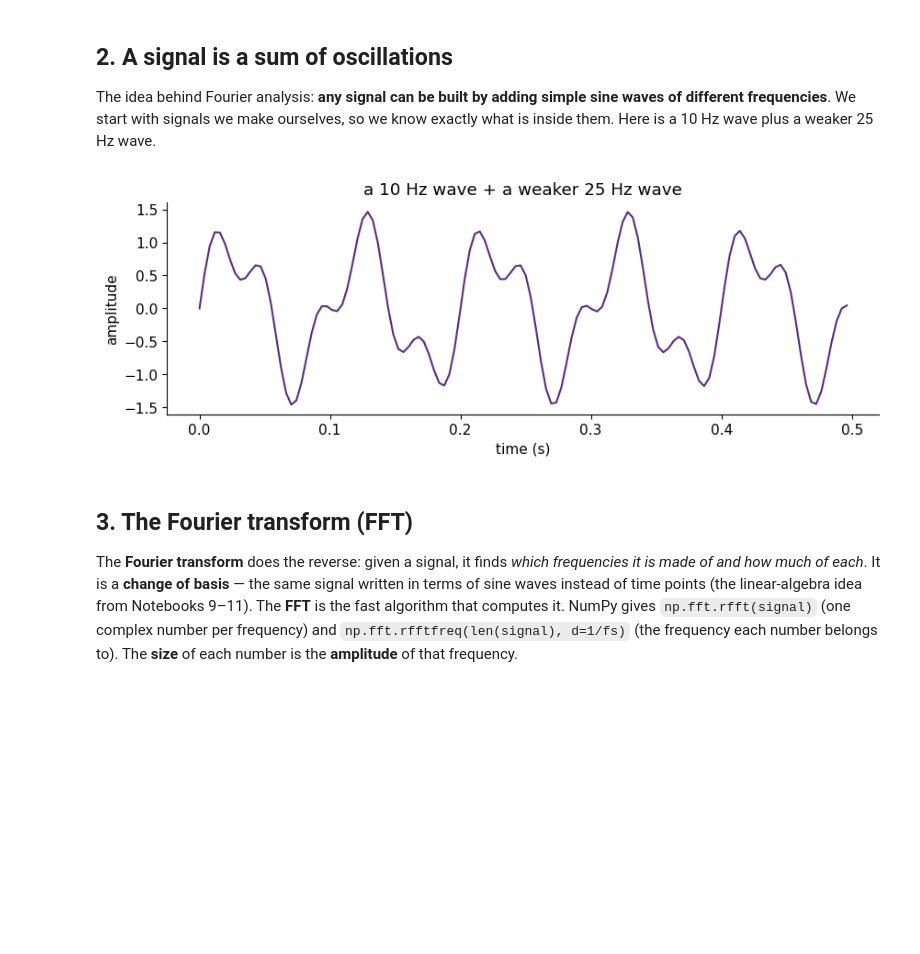
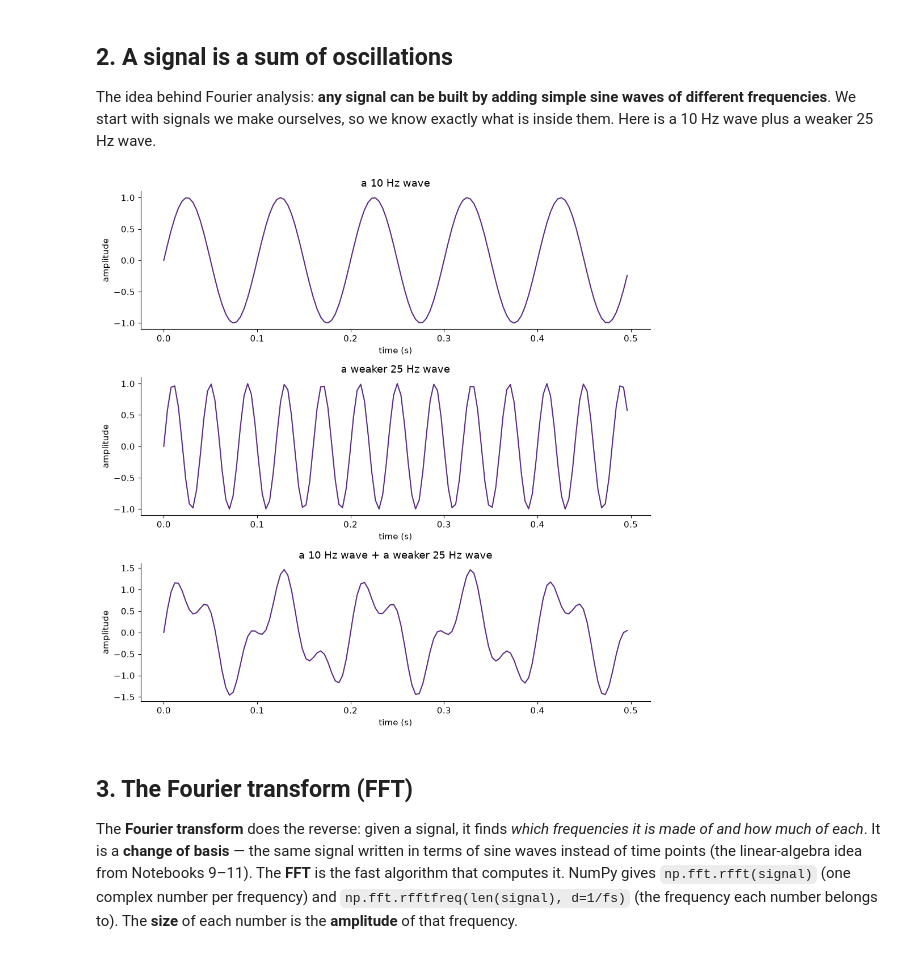
Before and after one commit to gmatteuc/QMN_course_2026, a Jupyter notebook: notebooks/13_fourier_TA.ipynb, the cells around one changed output. Drawn from its saved outputs; the diff is of its cells as text; code cells hidden in the pictures; blank space fills up the shorter version.

```diff
--- a/notebooks/13_fourier_TA.ipynb
+++ b/notebooks/13_fourier_TA.ipynb
@@ -58,18 +58,27 @@ them. Here is a 10 Hz wave plus a weaker 25 Hz wave.
 # %%
 fs = 256                                # samples per second
 duration = 2                            # seconds
 t = np.arange(0, duration, 1 / fs)      # time axis
 
-signal = 1.0 * np.sin(2 * np.pi * 10 * t) + 0.5 * np.sin(2 * np.pi * 25 * t)
+signal_10_hz = np.sin(2 * np.pi * 10 * t)
+signal_25_hz = np.sin(2 * np.pi * 25 * t)
+signal_mixed = 1.0 * signal_10_hz + 0.5 * signal_25_hz
 
-fig, ax = plt.subplots(figsize=(10, 3))
-show = int(0.5 * fs)                    # first half-second
-ax.plot(t[:show], signal[:show], color="C2")
-ax.set_xlabel("time (s)"); ax.set_ylabel("amplitude")
-ax.set_title("a 10 Hz wave + a weaker 25 Hz wave")
+fig, axs = plt.subplots(figsize=(10, 10), nrows=3, ncols=1)
+for signal,ax,title in zip([signal_10_hz, signal_25_hz, signal_mixed],
+                           axs.flatten(),
+                           ["a 10 Hz wave",
+                            "a weaker 25 Hz wave",
+                            "a 10 Hz wave + a weaker 25 Hz wave"]):
+    show = int(0.5 * fs)                    # first half-second
+    ax.plot(t[:show], signal[:show], color="C2")
+    ax.set_xlabel("time (s)"); ax.set_ylabel("amplitude")
+    ax.set_title(title)
+
+plt.tight_layout()
 plt.show()
 # %% [output]
-[figure, old version]
+[figure, new version]
 # %% [markdown]
 <a id="sec-3"></a>
 ## 3. The Fourier transform (FFT)
```
Also changed, not shown: parts of 19 cells of this notebook, 1 other file.
